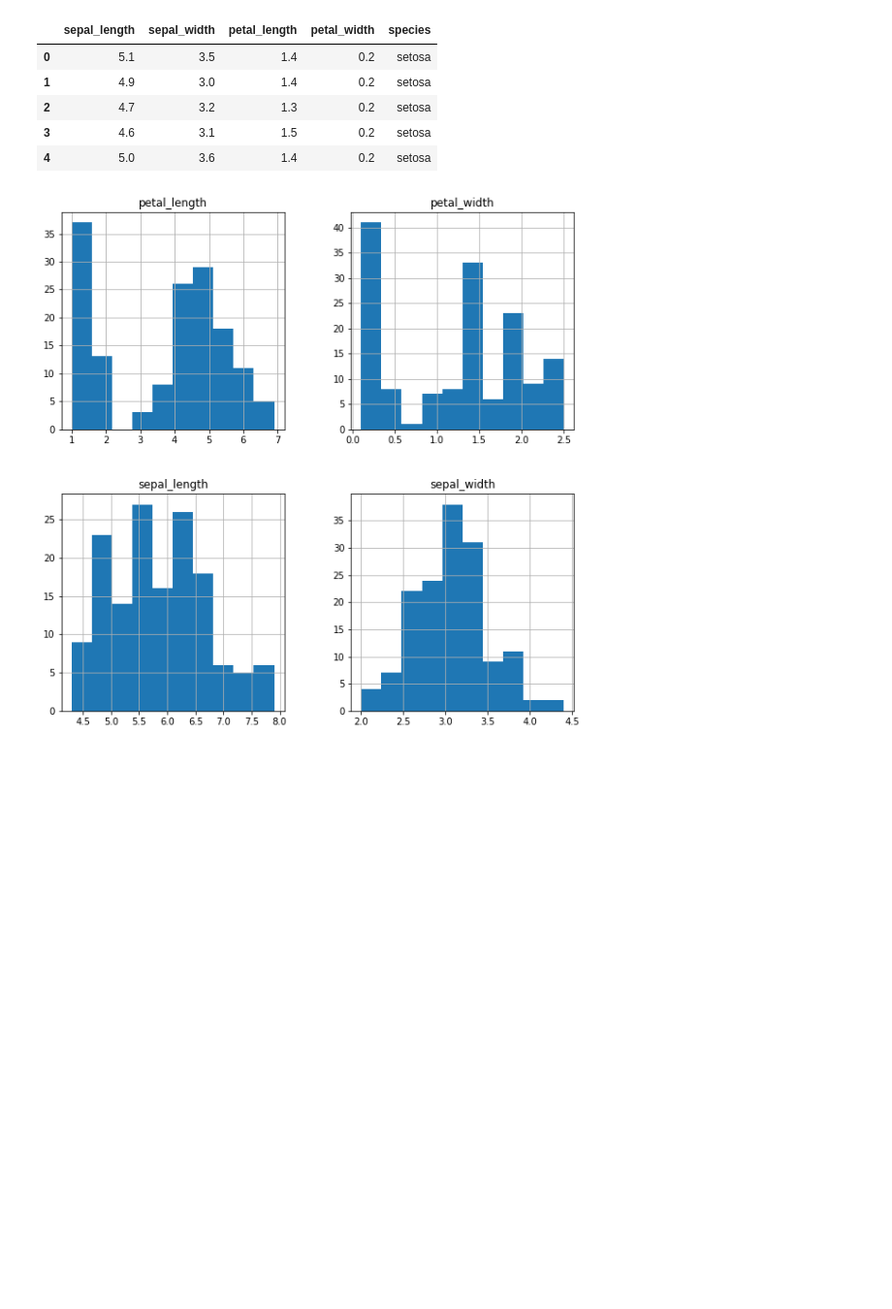
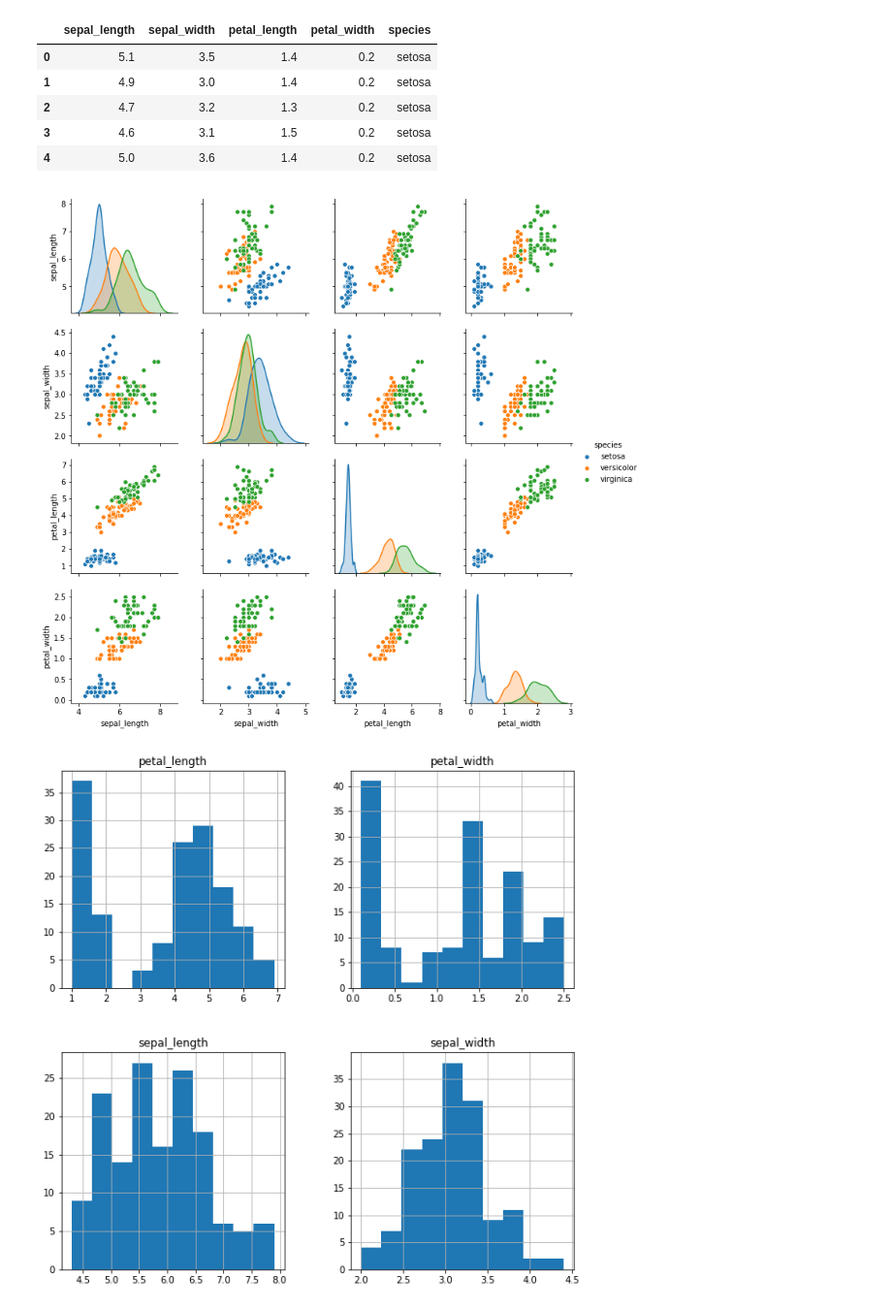
Before and after one commit to sohelmulani/iris_classification, a Jupyter notebook: using_SVM/Main_Program.ipynb, the cells around one changed output. Shown at 97% size. Cells and saved outputs as stored; diff of their text form; code cells hidden in the pictures; blank space fills up the shorter version.

```diff
--- a/using_SVM/Main_Program.ipynb
+++ b/using_SVM/Main_Program.ipynb
@@ -20,6 +22,11 @@ dataset.head()
 | 2 | 4.7 | 3.2 | 1.3 | 0.2 | setosa |
 | 3 | 4.6 | 3.1 | 1.5 | 0.2 | setosa |
 | 4 | 5.0 | 3.6 | 1.4 | 0.2 | setosa |
+# %%
+sb.pairplot(dataset,hue='species',vars=['sepal_length','sepal_width','petal_length','petal_width'])
+plt.show()
+# %% [output]
+[figure, added]
 # %%
 dataset.hist(figsize=(10,10))
 plt.show()
```
Also changed, not shown: parts of 1 cell of this notebook, 1 other file.
